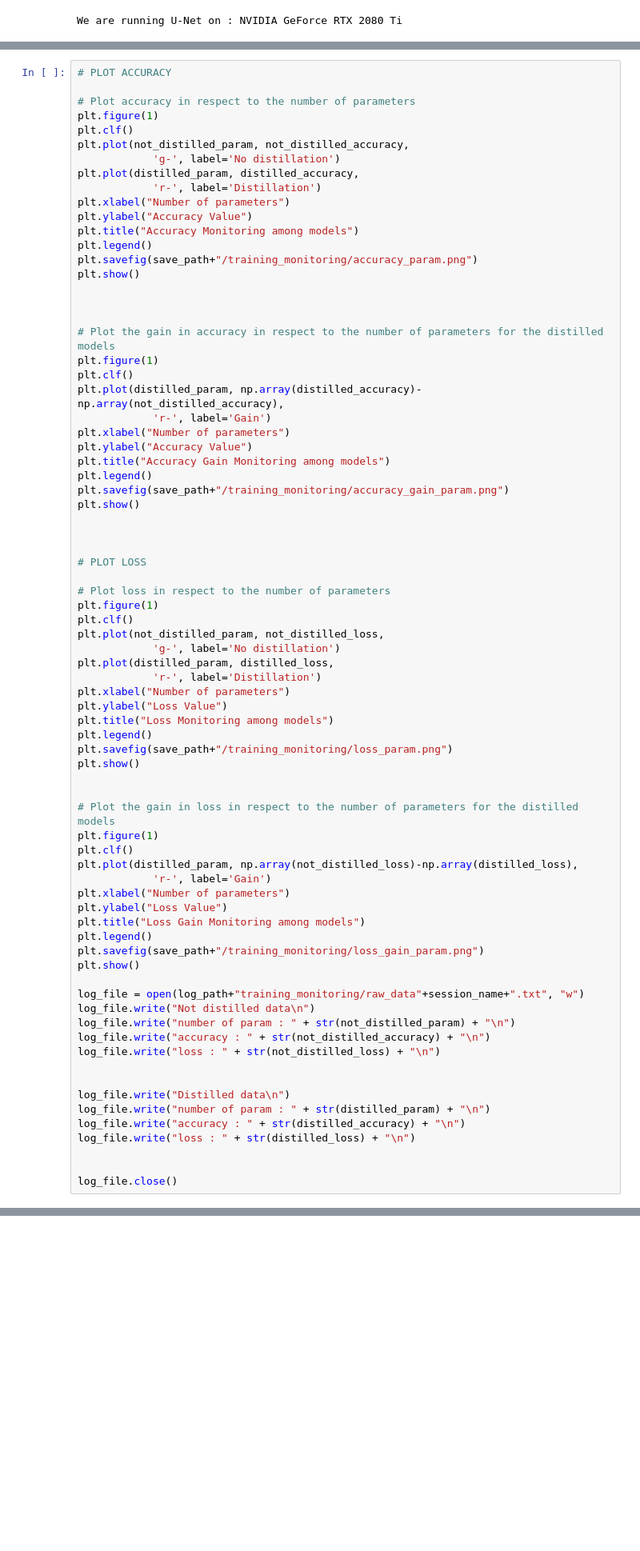
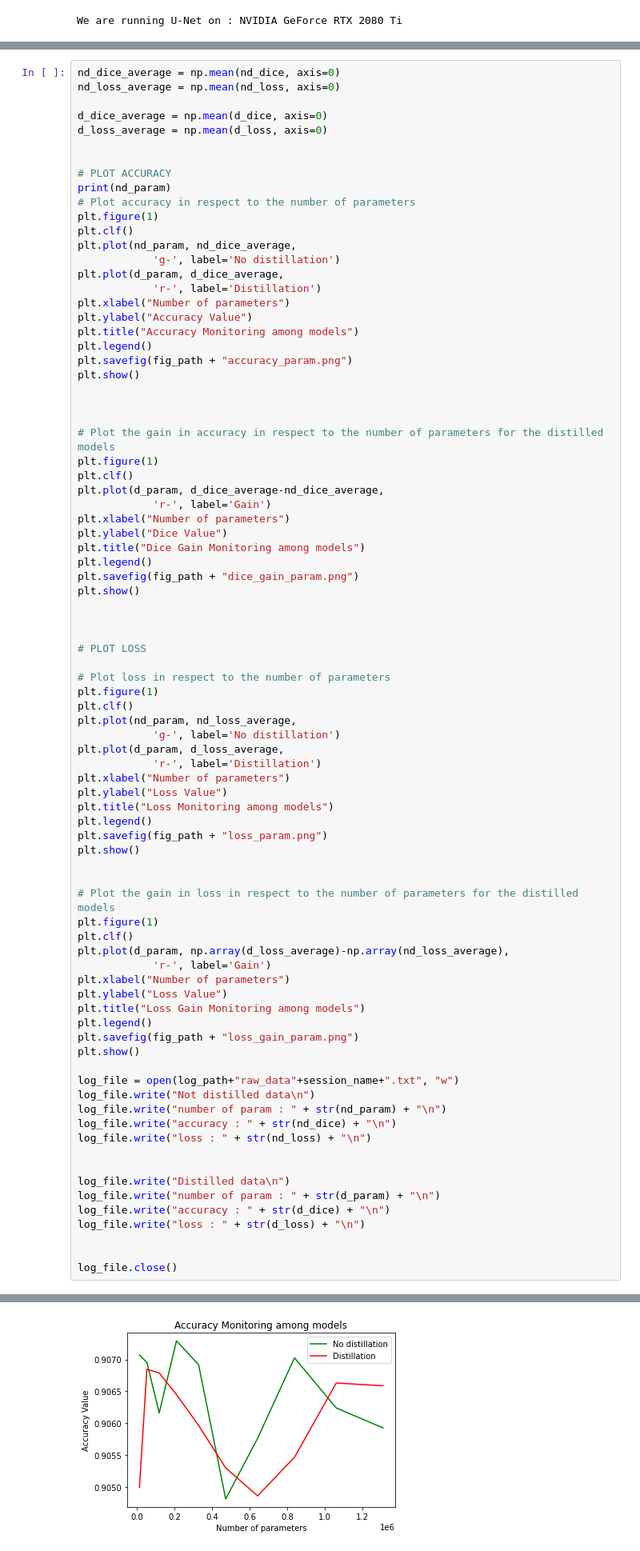
Before and after one commit to JonasMht/TER_CNN_Compression, a Jupyter notebook: Distilling/Segmentation.ipynb, the cells around one changed output, grey strips where cells are left out. Shown at 80% size. Saved outputs shown, nothing was run; the diff lists cells and outputs as text; blank space fills up the shorter version.

```diff
--- a/Distilling/Segmentation.ipynb
+++ b/Distilling/Segmentation.ipynb
@@ -914,18 +708,25 @@ Error:
 # %%
+nd_dice_average = np.mean(nd_dice, axis=0)
+nd_loss_average = np.mean(nd_loss, axis=0)
+
+d_dice_average = np.mean(d_dice, axis=0)
+d_loss_average = np.mean(d_loss, axis=0)
+
+
 # PLOT ACCURACY
-
+print(nd_param)
 # Plot accuracy in respect to the number of parameters
 plt.figure(1)
 plt.clf()
-plt.plot(not_distilled_param, not_distilled_accuracy,
+plt.plot(nd_param, nd_dice_average,
 			'g-', label='No distillation')
-plt.plot(distilled_param, distilled_accuracy,
+plt.plot(d_param, d_dice_average,
 			'r-', label='Distillation')
 plt.xlabel("Number of parameters")
 plt.ylabel("Accuracy Value")
 plt.title("Accuracy Monitoring among models")
 plt.legend()
-plt.savefig(save_path+"/training_monitoring/accuracy_param.png")
+plt.savefig(fig_path + "accuracy_param.png")
 plt.show()
 
 
@@ -933,13 +734,13 @@ plt.show()
 # Plot the gain in accuracy in respect to the number of parameters for the distilled models
 plt.figure(1)
 plt.clf()
-plt.plot(distilled_param, np.array(distilled_accuracy)-np.array(not_distilled_accuracy),
+plt.plot(d_param, d_dice_average-nd_dice_average,
 			'r-', label='Gain')
 plt.xlabel("Number of parameters")
-plt.ylabel("Accuracy Value")
-plt.title("Accuracy Gain Monitoring among models")
+plt.ylabel("Dice Value")
+plt.title("Dice Gain Monitoring among models")
 plt.legend()
-plt.savefig(save_path+"/training_monitoring/accuracy_gain_param.png")
+plt.savefig(fig_path + "dice_gain_param.png")
 plt.show()
 
 
@@ -949,41 +750,41 @@ plt.show()
 # Plot loss in respect to the number of parameters
 plt.figure(1)
 plt.clf()
-plt.plot(not_distilled_param, not_distilled_loss,
+plt.plot(nd_param, nd_loss_average,
 			'g-', label='No distillation')
-plt.plot(distilled_param, distilled_loss,
+plt.plot(d_param, d_loss_average,
 			'r-', label='Distillation')
 plt.xlabel("Number of parameters")
 plt.ylabel("Loss Value")
 plt.title("Loss Monitoring among models")
 plt.legend()
-plt.savefig(save_path+"/training_monitoring/loss_param.png")
+plt.savefig(fig_path + "loss_param.png")
 plt.show()
 
 
 # Plot the gain in loss in respect to the number of parameters for the distilled models
 plt.figure(1)
 plt.clf()
-plt.plot(distilled_param, np.array(not_distilled_loss)-np.array(distilled_loss),
+plt.plot(d_param, np.array(d_loss_average)-np.array(nd_loss_average),
 			'r-', label='Gain')
 plt.xlabel("Number of parameters")
 plt.ylabel("Loss Value")
 plt.title("Loss Gain Monitoring among models")
 plt.legend()
-plt.savefig(save_path+"/training_monitoring/loss_gain_param.png")
+plt.savefig(fig_path + "loss_gain_param.png")
 plt.show()
 
-log_file = open(log_path+"training_monitoring/raw_data"+session_name+".txt", "w")
+log_file = open(log_path+"raw_data"+session_name+".txt", "w")
 log_file.write("Not distilled data\n")
-log_file.write("number of param : " + str(not_distilled_param) + "\n")
-log_file.write("accuracy : " + str(not_distilled_accuracy) + "\n")
-log_file.write("loss : " + str(not_distilled_loss) + "\n")
+log_file.write("number of param : " + str(nd_param) + "\n")
+log_file.write("accuracy : " + str(nd_dice) + "\n")
+log_file.write("loss : " + str(nd_loss) + "\n")
 
 
 log_file.write("Distilled data\n")
-log_file.write("number of param : " + str(distilled_param) + "\n")
-log_file.write("accuracy : " + str(distilled_accuracy) + "\n")
-log_file.write("loss : " + str(distilled_loss) + "\n")
+log_file.write("number of param : " + str(d_param) + "\n")
+log_file.write("accuracy : " + str(d_dice) + "\n")
+log_file.write("loss : " + str(d_loss) + "\n")
 
 
 log_file.close()
@@ -991,0 +793 @@ Error:
+[figure, added]
```
Also changed, not shown: parts of 19 cells of this notebook.
